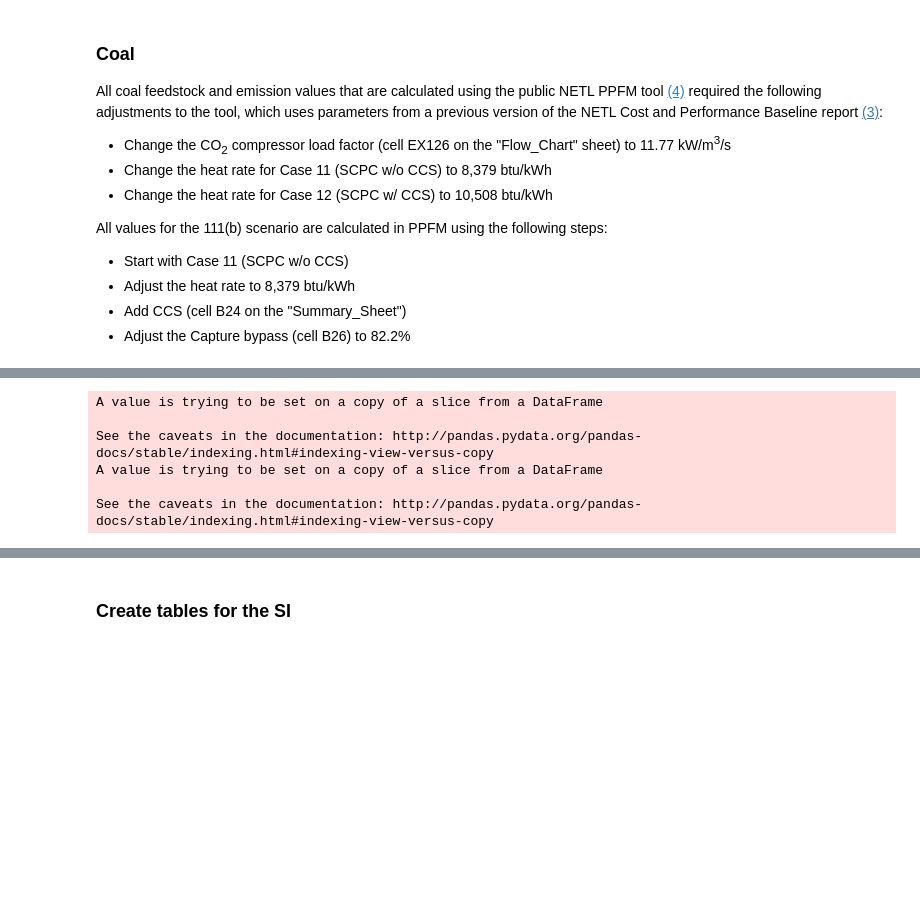
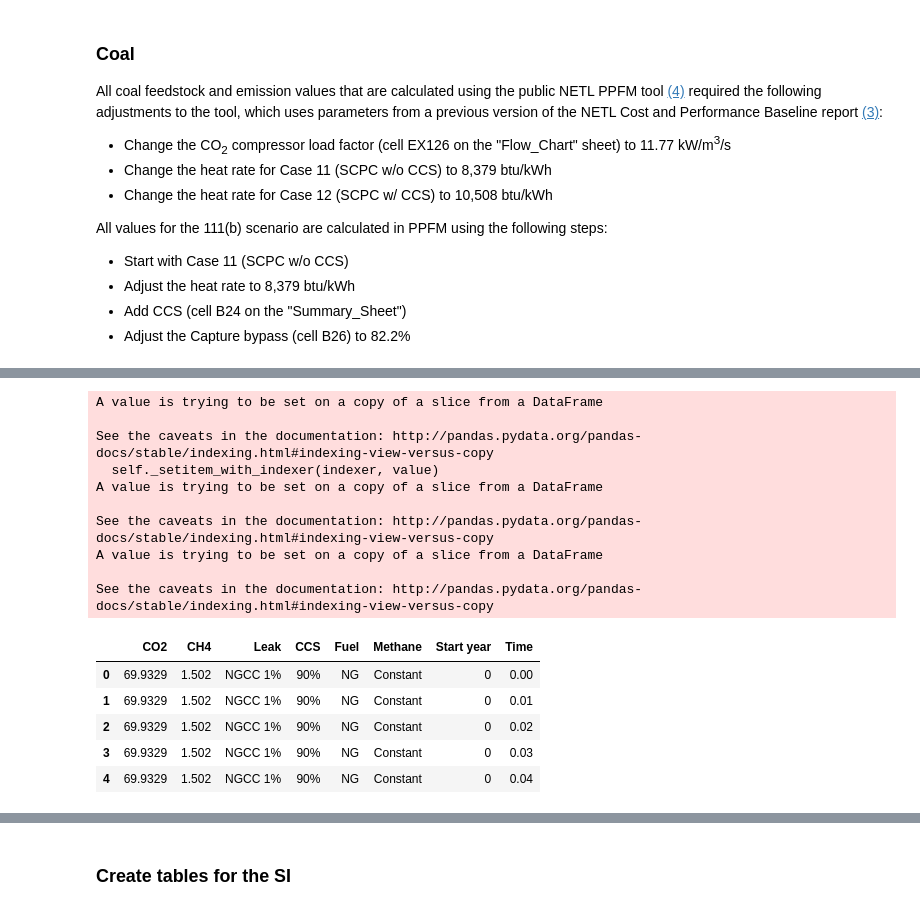
Before and after one commit to gschivley/CCS-climate, a Jupyter notebook: Notebooks/Emissions.ipynb, the cells around one changed output, grey strips where cells are left out. Saved outputs shown, nothing was run; the diff lists cells and outputs as text; code cells hidden in the pictures; blank space fills up the shorter version.

```diff
--- a/Notebooks/Emissions.ipynb
+++ b/Notebooks/Emissions.ipynb
@@ -294,10 +308,26 @@ def emissions(coal_emissions, ng_emissions, CCS_start = 0, leakage_drop_by = 10,
 # %%
 start_emissions, start_list = emissions(coal_emissions, ng_emissions, leak_values=range(1,11))
-delay_emissions, delay_list = emissions(coal_emissions, ng_emissions, CCS_start=20, leak_values=range(1,11))
+delay_emissions_5, delay_list_5 = emissions(coal_emissions, ng_emissions, CCS_start=5, leak_values=range(1,11))
+delay_emissions_10, delay_list_10 = emissions(coal_emissions, ng_emissions, CCS_start=10, leak_values=range(1,11))
+delay_emissions_15, delay_list_15 = emissions(coal_emissions, ng_emissions, CCS_start=15, leak_values=range(1,11))
+delay_emissions_20, delay_list_20 = emissions(coal_emissions, ng_emissions, CCS_start=20, leak_values=range(1,11))
 # %% [output]
+A value is trying to be set on a copy of a slice from a DataFrame
+
+See the caveats in the documentation: http://pandas.pydata.org/pandas-docs/stable/indexing.html#indexing-view-versus-copy
+  self._setitem_with_indexer(indexer, value)
 A value is trying to be set on a copy of a slice from a DataFrame
 
 See the caveats in the documentation: http://pandas.pydata.org/pandas-docs/stable/indexing.html#indexing-view-versus-copy
 A value is trying to be set on a copy of a slice from a DataFrame
 
 See the caveats in the documentation: http://pandas.pydata.org/pandas-docs/stable/indexing.html#indexing-view-versus-copy
+# %%
+emissions_df.head()
+# %% [output]
+|  | CO2 | CH4 | Leak | CCS | Fuel | Methane | Start year | Time |
+| 0 | 69.9329 | 1.502 | NGCC 1% | 90% | NG | Constant | 0 | 0.00 |
+| 1 | 69.9329 | 1.502 | NGCC 1% | 90% | NG | Constant | 0 | 0.01 |
+| 2 | 69.9329 | 1.502 | NGCC 1% | 90% | NG | Constant | 0 | 0.02 |
+| 3 | 69.9329 | 1.502 | NGCC 1% | 90% | NG | Constant | 0 | 0.03 |
+| 4 | 69.9329 | 1.502 | NGCC 1% | 90% | NG | Constant | 0 | 0.04 |
```
Also changed, not shown: parts of 9 cells of this notebook, 1 other file.
